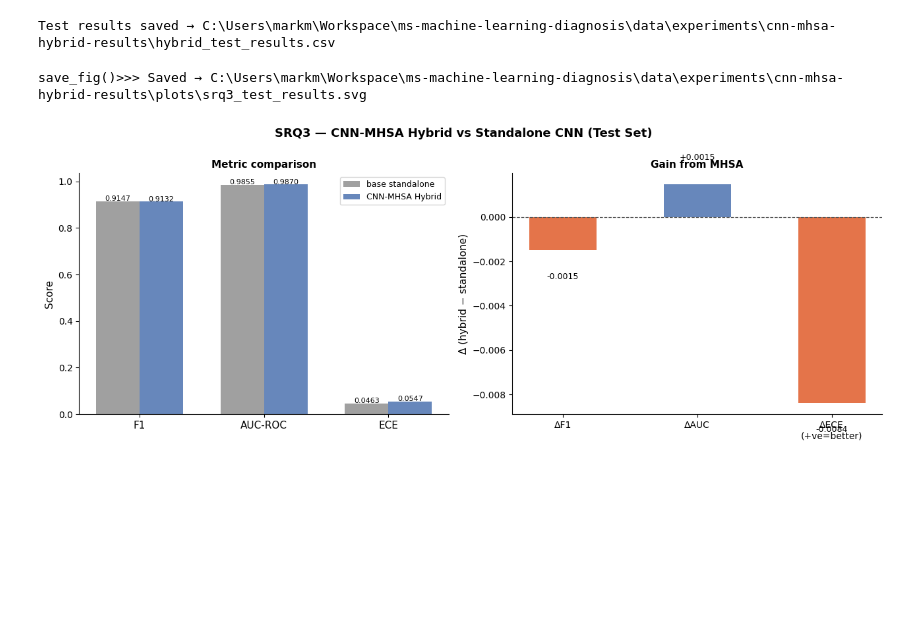
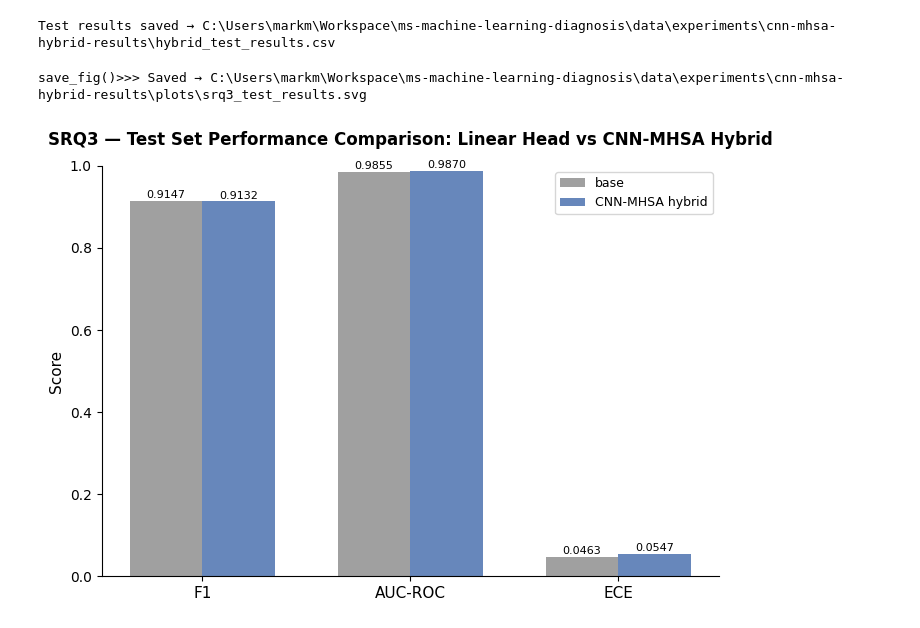
Before and after one commit to Mark-McNaught/ms-machine-learning-diagnosis, a Jupyter notebook: src/experiments/cnn-mhsa-hybrid.ipynb, the cells around one changed output. Saved outputs shown, nothing was run; the diff lists cells and outputs as text; code cells hidden in the pictures; blank space fills up the shorter version.

```diff
--- a/src/experiments/cnn-mhsa-hybrid.ipynb
+++ b/src/experiments/cnn-mhsa-hybrid.ipynb
@@ -465,49 +465,33 @@ Test results saved → C:\Users\markm\Workspace\ms-machine-learning-diagnosis\da
 # %%
 # ── Visualisation ─────────────────────────────────────────────────────────────
 if arch_test_file.exists() and BACKBONE_ARCH in df_srq1.index:
-    metrics          = ["F1", "AUC-ROC", "ECE"]
-    hybrid_vals      = [f1,  auc,  ece]
-    standalone_vals  = [sf1, sauc, sece]
+    metrics         = ["F1", "AUC-ROC", "ECE"]
+    hybrid_vals     = [f1,  auc,  ece]
+    standalone_vals = [sf1, sauc, sece]
+    x, w            = np.arange(len(metrics)), 0.35
 
-    fig, axes = plt.subplots(1, 2, figsize=(13, 5))
-    fig.suptitle("SRQ3 — CNN-MHSA Hybrid vs Standalone CNN (Test Set)",
-                 fontsize=13, fontweight="bold")
-
-    # Panel 1: absolute metrics
-    ax, x, w = axes[0], np.arange(len(metrics)), 0.35
-    ax.bar(x - w/2, standalone_vals, w, label=f"{BACKBONE_ARCH} standalone",
+    fig, ax = plt.subplots(figsize=(7, 5))
+    ax.bar(x - w/2, standalone_vals, w, label=f"{BACKBONE_ARCH}",
            color="#888", alpha=0.80)
-    ax.bar(x + w/2, hybrid_vals,     w, label="CNN-MHSA Hybrid",
+    ax.bar(x + w/2, hybrid_vals, w, label="CNN-MHSA hybrid",
            color="#4C72B0", alpha=0.85)
+    for xi, (sv, hv) in enumerate(zip(standalone_vals, hybrid_vals)):
+        ax.text(xi - w/2, sv + 0.002, f"{sv:.4f}", ha="center", va="bottom", fontsize=8)
+        ax.text(xi + w/2, hv + 0.002, f"{hv:.4f}", ha="center", va="bottom", fontsize=8)
     ax.set_xticks(x)
     ax.set_xticklabels(metrics, fontsize=11)
     ax.set_ylabel("Score", fontsize=11)
-    ax.set_title("Metric comparison", fontsize=11, fontweight="bold")
+    ax.set_title("SRQ3 — Test Set Performance Comparison: Linear Head vs CNN-MHSA Hybrid",
+             fontsize=12, fontweight="bold", pad=15)
     ax.legend(fontsize=9)
     ax.spines[["top", "right"]].set_visible(False)
-    for xi, (sv, hv) in enumerate(zip(standalone_vals, hybrid_vals)):
-        ax.text(xi - w/2, sv + 0.002, f"{sv:.4f}", ha="center", fontsize=8)
-        ax.text(xi + w/2, hv + 0.002, f"{hv:.4f}", ha="center", fontsize=8)
-
-    # Panel 2: delta bars (ECE flipped so positive = better)
-    ax2 = axes[1]
-    deltas = [f1-sf1, auc-sauc, -(ece-sece)]
-    colours = ["#4C72B0" if d >= 0 else "#E05C2A" for d in deltas]
-    ax2.bar(x, deltas, width=0.5, color=colours, alpha=0.85)
-    for xi, d in enumerate(deltas):
-        ax2.text(xi, d + 0.001*(1 if d >= 0 else -1),
-                 f"{d:+.4f}", ha="center",
-                 va="bottom" if d >= 0 else "top", fontsize=9)
-    ax2.axhline(0, color="#555", linewidth=0.9, linestyle="--")
-    ax2.set_xticks(x)
-    ax2.set_xticklabels(["ΔF1", "ΔAUC", "ΔECE\n(+ve=better)"], fontsize=10)
-    ax2.set_ylabel("Δ (hybrid − standalone)", fontsize=11)
-    ax2.set_title("Gain from MHSA", fontsize=11, fontweight="bold")
-    ax2.spines[["top", "right"]].set_visible(False)
+    all_vals = hybrid_vals + standalone_vals
+    pad = (max(all_vals) - min(all_vals)) * 0.3 or 0.02
+    ax.set_ylim(max(0, min(all_vals) - pad), min(1, max(all_vals) + pad))
 
     plt.tight_layout()
     utils.save_fig(fig, PLOTS_DIR, "srq3_test_results", formats=("svg",))
     plt.show()
 # %% [output]
 save_fig()>>> Saved → C:\Users\markm\Workspace\ms-machine-learning-diagnosis\data\experiments\cnn-mhsa-hybrid-results\plots\srq3_test_results.svg
-[figure, old version]
+[figure, new version]
```
Also changed, not shown: 4 other files.
